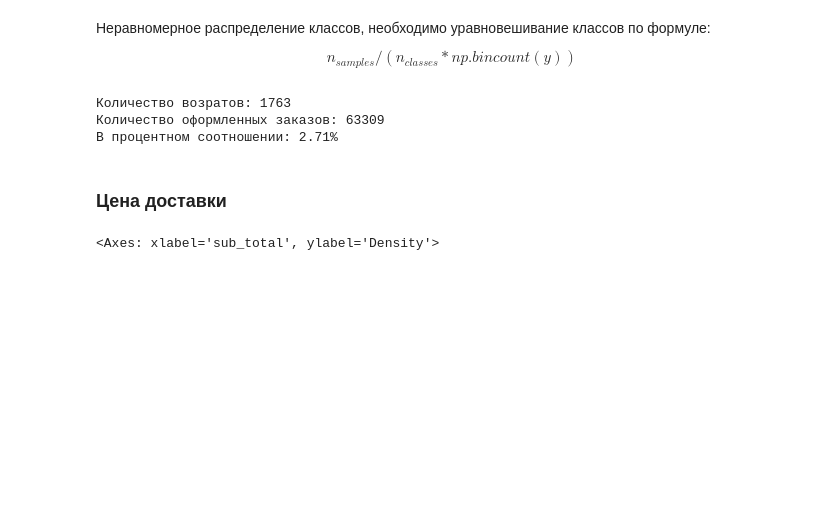
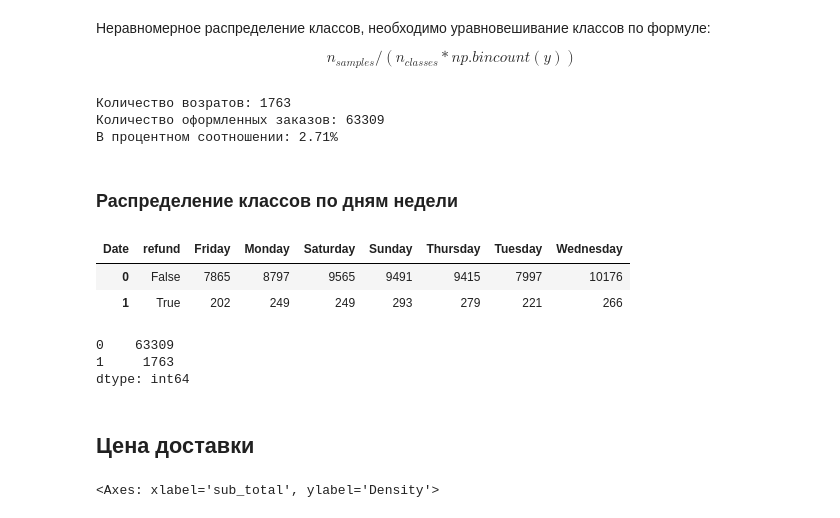
Before and after one commit to PigStep/ML-Delivery-Refund-Research, a Jupyter notebook: notebook/notebook.ipynb, the cells around one changed output. Drawn from its saved outputs; the diff is of its cells as text; code cells hidden in the pictures; blank space fills up the shorter version.

```diff
--- a/notebook/notebook.ipynb
+++ b/notebook/notebook.ipynb
@@ -237,8 +239,34 @@ print(f"В процентном соотношении: {refunds / (non_refunds+
 Количество возратов: 1763
 Количество оформленных заказов: 63309
 В процентном соотношении: 2.71%
+# %% [markdown]
+### Распределение классов по дням недели
+# %%
+date_table = (
+    delivery_data
+    .assign(refund=lambda x: x['refund'] > 0)  # Создаем временный столбец без копирования
+    .pivot_table(
+        index="refund",
+        values="customer_id",
+        columns="Date",
+        aggfunc="count",
+        fill_value=0
+    )
+    .reset_index()
+)
+date_table
+# %% [output]
+| Date | refund | Friday | Monday | Saturday | Sunday | Thursday | Tuesday | Wednesday |
+| 0 | False | 7865 | 8797 | 9565 | 9491 | 9415 | 7997 | 10176 |
+| 1 | True | 202 | 249 | 249 | 293 | 279 | 221 | 266 |
+# %%
+date_table.drop(columns='refund').sum(axis=1)
+# %% [output]
+0    63309
+1     1763
+dtype: int64
 # %% [markdown]
-### Цена доставки
+## Цена доставки
 # %%
 sns.kdeplot(delivery_data,x="sub_total")
 # %% [output]
```
Also changed, not shown: parts of 12 cells of this notebook.
